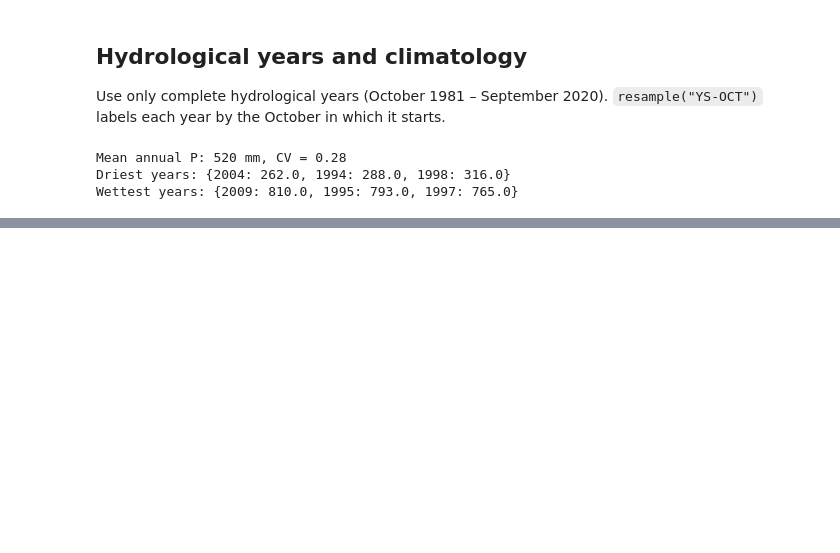
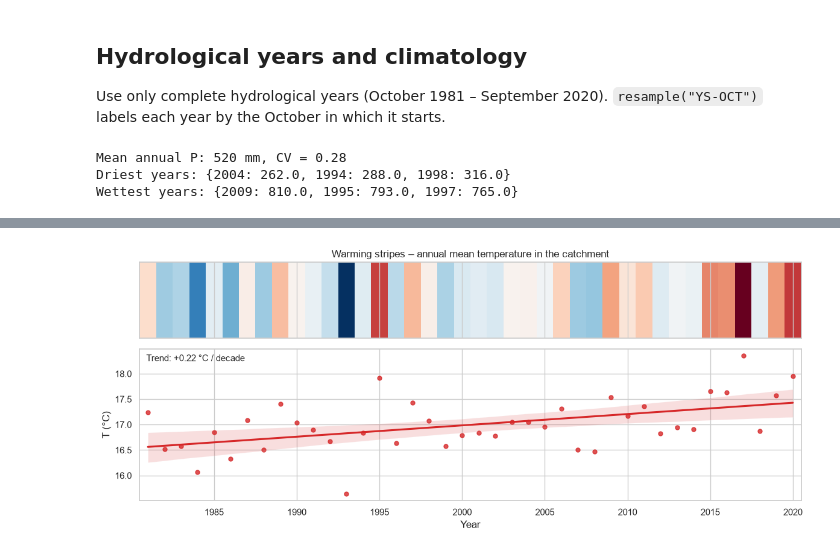
Before and after one commit to Nicormr/epss_project, a Jupyter notebook: notebooks/02_explore_climate.ipynb, the cells around one changed output, grey strips where cells are left out. Cells and saved outputs as stored; diff of their text form; code cells hidden in the pictures; blank space fills up the shorter version.

```diff
--- a/notebooks/02_explore_climate.ipynb
+++ b/notebooks/02_explore_climate.ipynb
@@ -101,0 +162,13 @@ plt.tight_layout()
+# %%
+t_year = df.groupby("year")["t_c"].mean()
+fig, ax = plt.subplots(2, 1, figsize=(12, 5), sharex=True, gridspec_kw={"height_ratios": [1, 2]})
+ax[0].imshow(t_year.values[None, :], aspect="auto", cmap="RdBu_r",
+             extent=[t_year.index[0] - 0.5, t_year.index[-1] + 0.5, 0, 1])
+ax[0].set_yticks([]); ax[0].set_title("Warming stripes – annual mean temperature in the catchment")
+sns.regplot(x=t_year.index, y=t_year.values, ax=ax[1], color="tab:red", scatter_kws={"s": 25})
+slope = np.polyfit(t_year.index, t_year.values, 1)[0]
+ax[1].set(xlabel="Year", ylabel="T (°C)")
+ax[1].text(0.01, 0.92, f"Trend: {slope * 10:+.2f} °C / decade", transform=ax[1].transAxes, fontsize=11)
+plt.tight_layout(); plt.show()
+# %% [output]
+[figure, added]
```
Also changed, not shown: parts of 10 cells of this notebook, 17 other files.
